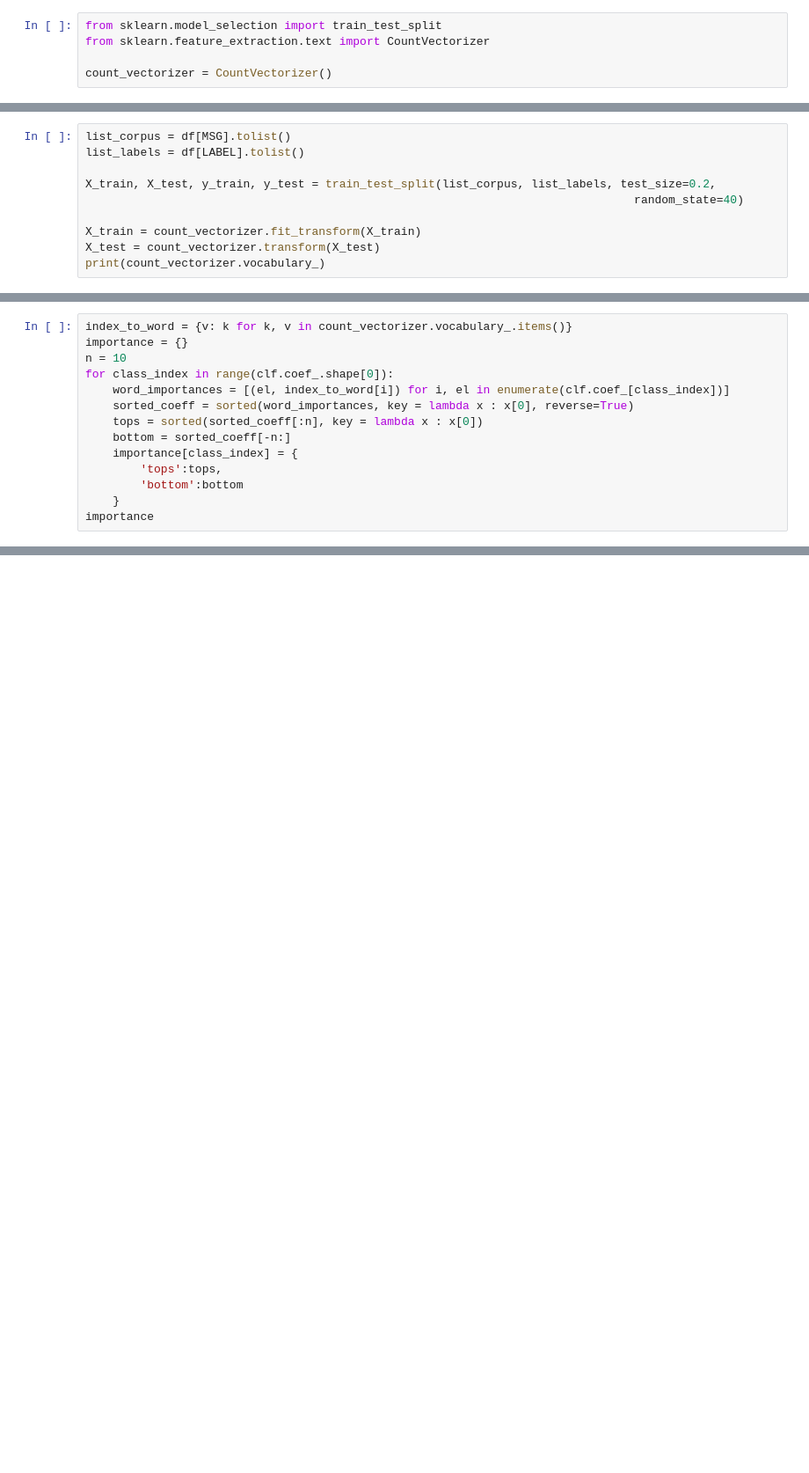
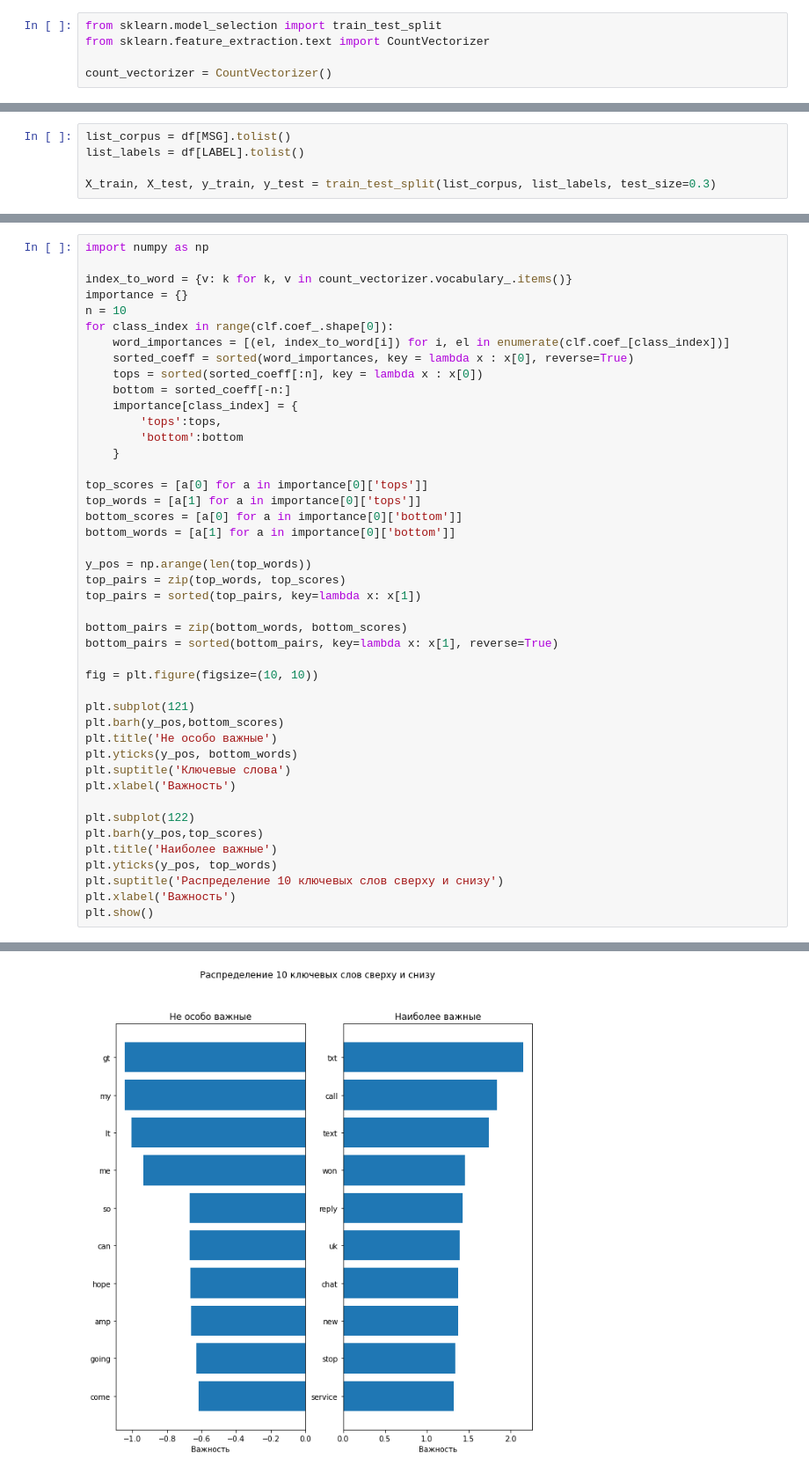
Before and after one commit to in7erval/AIUS, a Jupyter notebook: SpamClassification/SpamClassification.ipynb, the cells around one changed output, grey strips where cells are left out. Shown at 88% size. Cells and saved outputs as stored; diff of their text form; blank space fills up the shorter version.

```diff
--- a/SpamClassification/SpamClassification.ipynb
+++ b/SpamClassification/SpamClassification.ipynb
@@ -137,9 +139,4 @@ count_vectorizer = CountVectorizer()
 list_corpus = df[MSG].tolist()
 list_labels = df[LABEL].tolist()
 
-X_train, X_test, y_train, y_test = train_test_split(list_corpus, list_labels, test_size=0.2,
-                                                                                random_state=40)
-
-X_train = count_vectorizer.fit_transform(X_train)
-X_test = count_vectorizer.transform(X_test)
-print(count_vectorizer.vocabulary_)
+X_train, X_test, y_train, y_test = train_test_split(list_corpus, list_labels, test_size=0.3)
@@ -169,4 +218,6 @@ weighted avg       0.98      0.98      0.98      1115
 # %%
+import numpy as np
+
 index_to_word = {v: k for k, v in count_vectorizer.vocabulary_.items()}
 importance = {}
 n = 10
@@ -179,5 +230,33 @@ for class_index in range(clf.coef_.shape[0]):
         'tops':tops,
         'bottom':bottom
     }
-importance
+
+top_scores = [a[0] for a in importance[0]['tops']]
+top_words = [a[1] for a in importance[0]['tops']]
+bottom_scores = [a[0] for a in importance[0]['bottom']]
+bottom_words = [a[1] for a in importance[0]['bottom']]
+
+y_pos = np.arange(len(top_words))
+top_pairs = zip(top_words, top_scores)
+top_pairs = sorted(top_pairs, key=lambda x: x[1])
+
+bottom_pairs = zip(bottom_words, bottom_scores)
+bottom_pairs = sorted(bottom_pairs, key=lambda x: x[1], reverse=True)
+
+fig = plt.figure(figsize=(10, 10))
+
+plt.subplot(121)
+plt.barh(y_pos,bottom_scores)
+plt.title('Не особо важные')
+plt.yticks(y_pos, bottom_words)
+plt.suptitle('Ключевые слова')
+plt.xlabel('Важность')
+
+plt.subplot(122)
+plt.barh(y_pos,top_scores)
+plt.title('Наиболее важные')
+plt.yticks(y_pos, top_words)
+plt.suptitle('Распределение 10 ключевых слов сверху и снизу')
+plt.xlabel('Важность')
+plt.show()
 # %% [output]
@@ -203,0 +263 @@ importance
+[figure, added]
```
Also changed, not shown: parts of 36 cells of this notebook.
